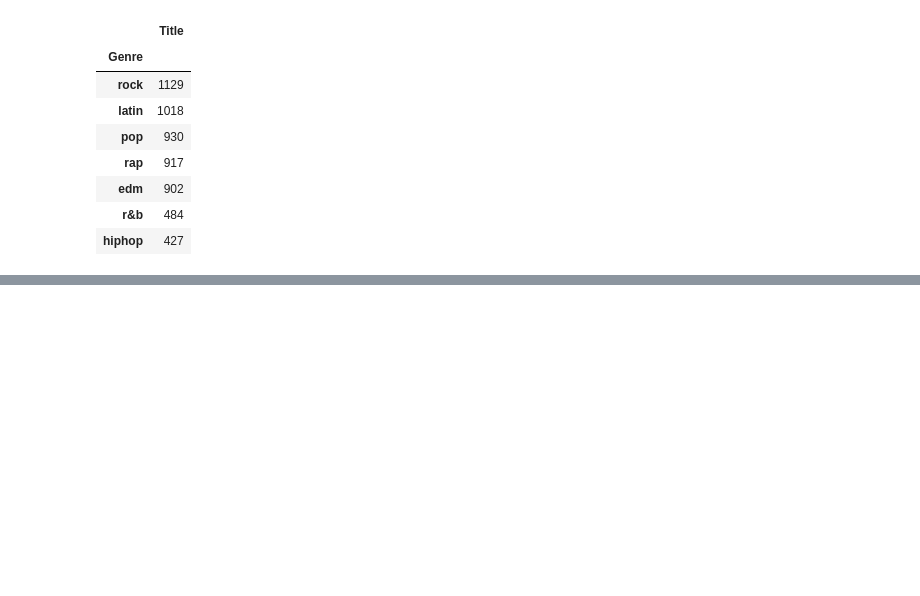
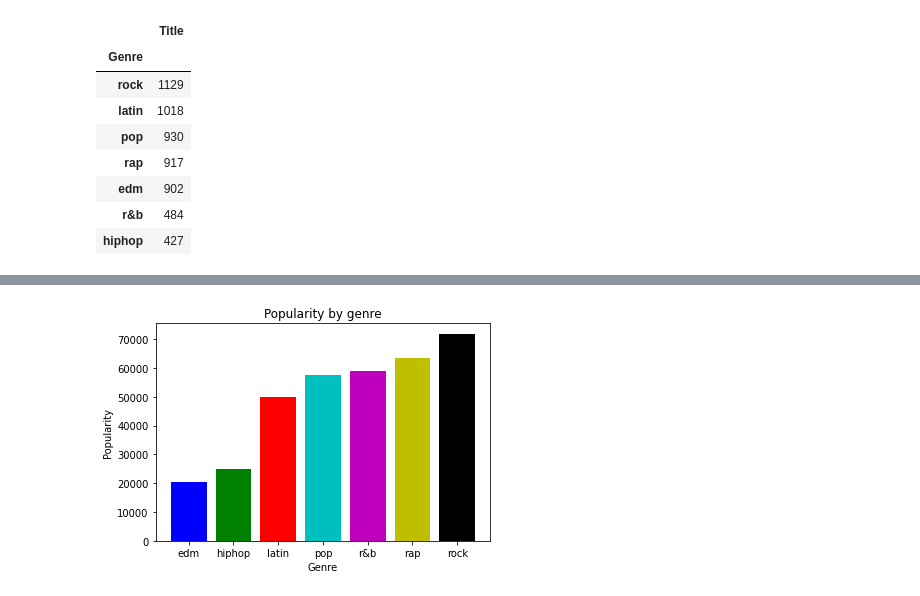
Before and after one commit to santiago-giordano/spotifydataproject, a Jupyter notebook: spotifydf.ipynb, the cells around one changed output, grey strips where cells are left out. Saved outputs shown, nothing was run; the diff lists cells and outputs as text; code cells hidden in the pictures; blank space fills up the shorter version.

```diff
--- a/spotifydf.ipynb
+++ b/spotifydf.ipynb
@@ -262,0 +318,11 @@ spot_genre_afeat.to_excel("spot_genre_afeat.xlsx", sheet_name='Spotify Audio Fea
+# %%
+#Se genera un gráfico de barras de los géneros según su popularidad
+plt.bar(spot_genre_afeat['Genre'],
+        spot_genre_afeat['popularity'].sort_values(ascending=True),
+        color=['b','g','r','c','m','y','k'])
+plt.title('Popularity by genre')
+plt.xlabel('Genre')
+plt.ylabel('Popularity')
+plt.show()
+# %% [output]
+[figure, added]
```
Also changed, not shown: parts of 16 cells of this notebook.
